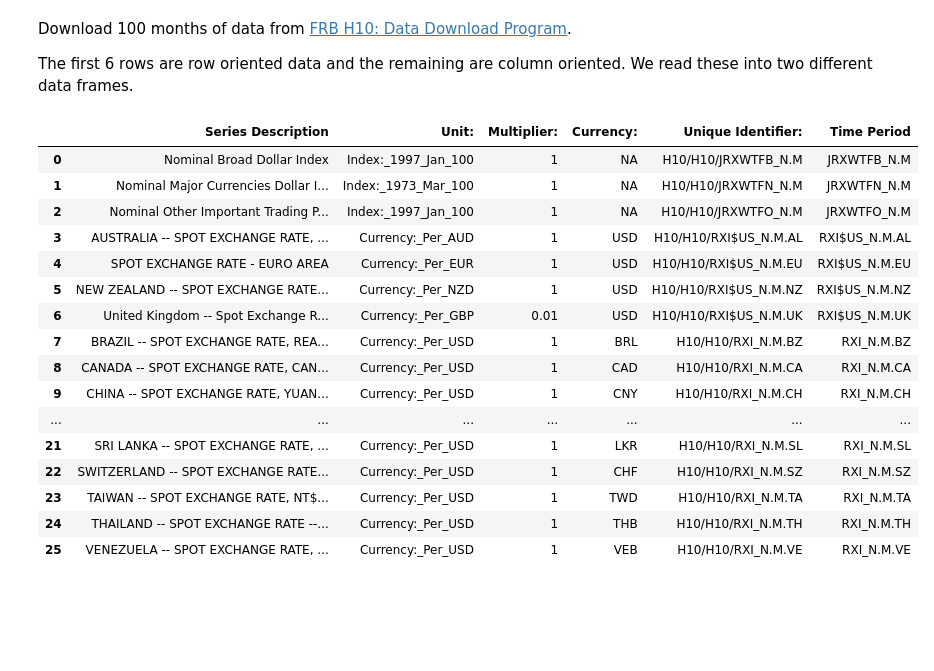
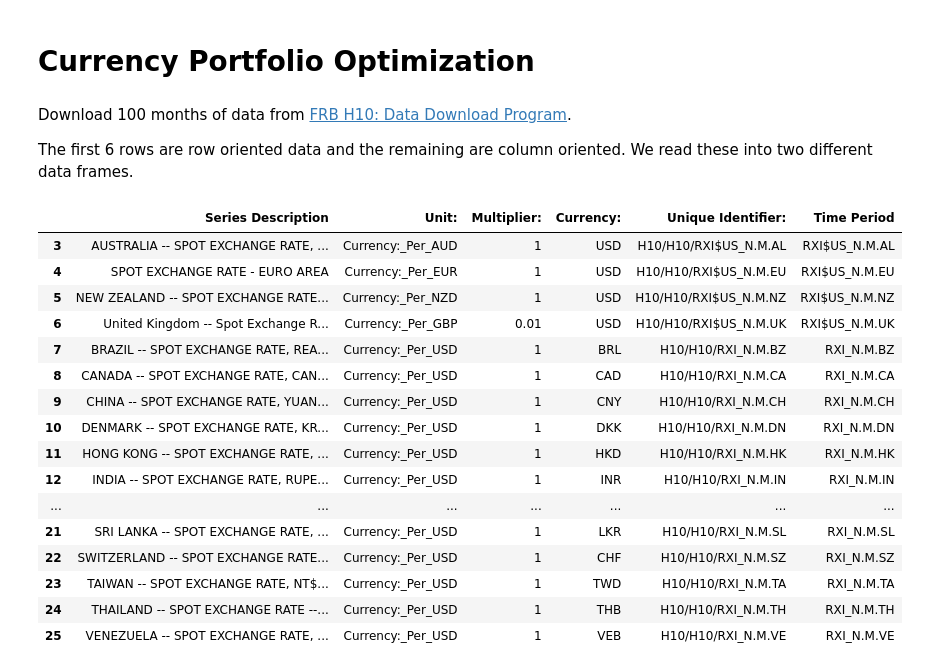
Before and after one commit to yhat/currency-portfolio-optimization, a Jupyter notebook: Currency Portfolio Optimization.ipynb, the cells around one changed output. Drawn from its saved outputs; the diff is of its cells as text; code cells hidden in the pictures; blank space fills up the shorter version.

```diff
--- a/Currency Portfolio Optimization.ipynb
+++ b/Currency Portfolio Optimization.ipynb
@@ -1,3 +1,5 @@
+# %% [markdown]
+# Currency Portfolio Optimization
 # %% [markdown]
 Download 100 months of data from [FRB H10: Data Download Program](http://www.federalreserve.gov/datadownload/Build.aspx?rel=H10).
 
@@ -5,22 +7,22 @@ The first 6 rows are row oriented data and the remaining are column oriented. We
 # %%
 import csv
 import pandas
 
 raw_data = [row for row in csv.reader(open('2014-12-28-fed-monthly-currency-data.csv'))]
 
 # Transpose head data and turn it into a data frame
 head_data = [[] for _ in range(len(raw_data[0]))]
 for row in raw_data[:6]:
     for j, val in enumerate(row):
         head_data[j].append(val)
 
 metadata = pandas.DataFrame.from_records(data=head_data[1:], columns=head_data[0])
+
+# Filter out NA currencies
+metadata = metadata[metadata['Currency:'] != 'NA']
 metadata
 # %% [output]
 |  | Series Description | Unit: | Multiplier: | Currency: | Unique Identifier: | Time Period |
-| 0 | Nominal Broad Dollar Index | Index:_1997_Jan_100 | 1 | NA | H10/H10/JRXWTFB_N.M | JRXWTFB_N.M |
-| 1 | Nominal Major Currencies Dollar I... | Index:_1973_Mar_100 | 1 | NA | H10/H10/JRXWTFN_N.M | JRXWTFN_N.M |
-| 2 | Nominal Other Important Trading P... | Index:_1997_Jan_100 | 1 | NA | H10/H10/JRXWTFO_N.M | JRXWTFO_N.M |
 | 3 | AUSTRALIA -- SPOT EXCHANGE RATE, ... | Currency:_Per_AUD | 1 | USD | H10/H10/RXI$US_N.M.AL | RXI$US_N.M.AL |
 | 4 | SPOT EXCHANGE RATE - EURO AREA | Currency:_Per_EUR | 1 | USD | H10/H10/RXI$US_N.M.EU | RXI$US_N.M.EU |
 | 5 | NEW ZEALAND -- SPOT EXCHANGE RATE... | Currency:_Per_NZD | 1 | USD | H10/H10/RXI$US_N.M.NZ | RXI$US_N.M.NZ |
@@ -28,6 +30,9 @@ metadata
 | 7 | BRAZIL -- SPOT EXCHANGE RATE, REA... | Currency:_Per_USD | 1 | BRL | H10/H10/RXI_N.M.BZ | RXI_N.M.BZ |
 | 8 | CANADA -- SPOT EXCHANGE RATE, CAN... | Currency:_Per_USD | 1 | CAD | H10/H10/RXI_N.M.CA | RXI_N.M.CA |
 | 9 | CHINA -- SPOT EXCHANGE RATE, YUAN... | Currency:_Per_USD | 1 | CNY | H10/H10/RXI_N.M.CH | RXI_N.M.CH |
+| 10 | DENMARK -- SPOT EXCHANGE RATE, KR... | Currency:_Per_USD | 1 | DKK | H10/H10/RXI_N.M.DN | RXI_N.M.DN |
+| 11 | HONG KONG -- SPOT EXCHANGE RATE, ... | Currency:_Per_USD | 1 | HKD | H10/H10/RXI_N.M.HK | RXI_N.M.HK |
+| 12 | INDIA -- SPOT EXCHANGE RATE, RUPE... | Currency:_Per_USD | 1 | INR | H10/H10/RXI_N.M.IN | RXI_N.M.IN |
 | ... | ... | ... | ... | ... | ... | ... |
 | 21 | SRI LANKA -- SPOT EXCHANGE RATE, ... | Currency:_Per_USD | 1 | LKR | H10/H10/RXI_N.M.SL | RXI_N.M.SL |
 | 22 | SWITZERLAND -- SPOT EXCHANGE RATE... | Currency:_Per_USD | 1 | CHF | H10/H10/RXI_N.M.SZ | RXI_N.M.SZ |
```
Also changed, not shown: parts of 4 cells of this notebook.
